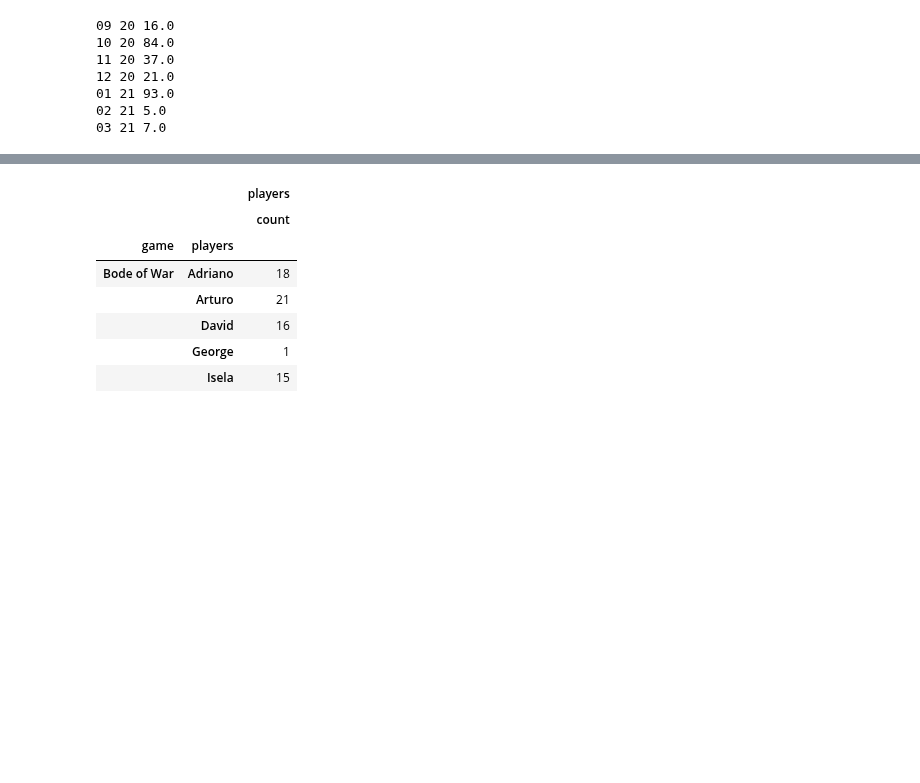
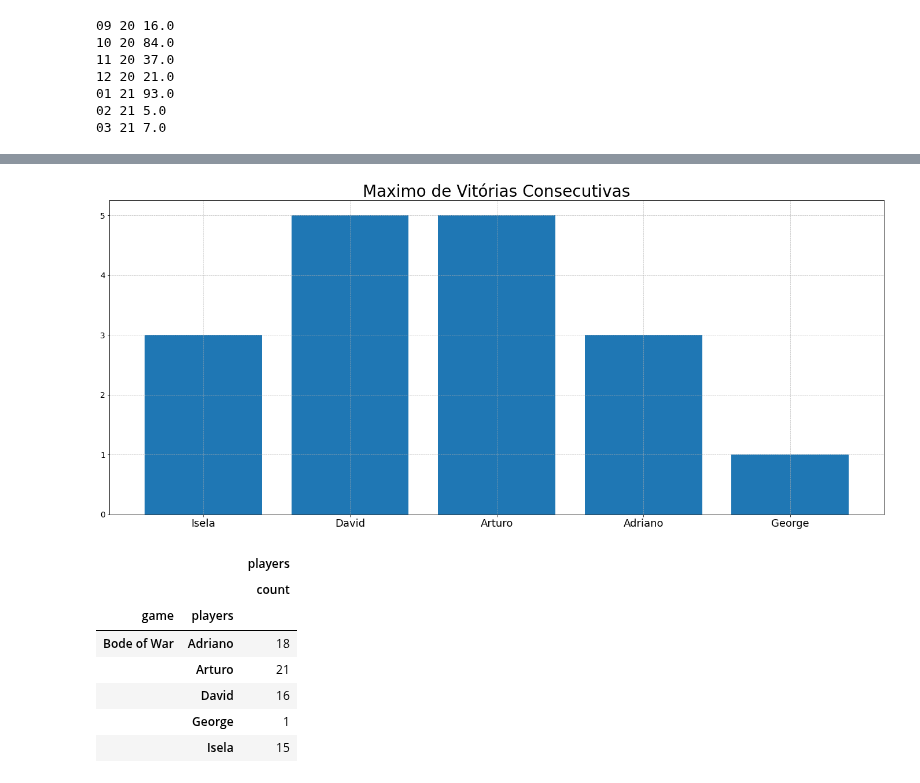
Before and after one commit to mhacarthur/card-game-stats, a Jupyter notebook: statistics.ipynb, the cells around one changed output, grey strips where cells are left out. Saved outputs shown, nothing was run; the diff lists cells and outputs as text; code cells hidden in the pictures; blank space fills up the shorter version.

```diff
--- a/statistics.ipynb
+++ b/statistics.ipynb
@@ -134,0 +135,26 @@ plt.savefig('./fig/partidas_mes.png',facecolor='w',bbox_inches ='tight',pad_inch
+# %%
+lista_fi = df.drop_duplicates(subset=['gid'])
+lista_fi = lista_fi.reset_index(drop=True)
+list_win = lista_fi['winner']
+# %%
+player_vector = df['winner'].unique()
+racha_total = np.zeros([len(df['winner'].unique())])
+for num in range(len(df['winner'].unique())):
+    print(num,player_vector[num])
+    winner = player_vector[num]
+    racha = 0
+    racha_list = []
+    for t in range(len(list_win)-1):
+        if list_win[t] == winner and list_win[t+1] == winner:
+            racha = racha + 1
+            racha_list.append(racha)
+        else:
+            racha = 0
+    if not racha_list:
+        print('vacia')
+        racha_total[num] = 1
+    else:
+        print(num,racha_list)
+        print('Racha maxima: ',max(racha_list))
+        print()
+        racha_total[num] = max(racha_list)
@@ -135,3 +180,13 @@ plt.savefig('./fig/partidas_mes.png',facecolor='w',bbox_inches ='tight',pad_inch
+# %%
+contador = np.arange(0,len(df['winner'].unique()))
+fig, ax = plt.subplots(1, 1, figsize=(24, 10))
+rects1 = ax.bar(contador,racha_total)
+plt.grid(linestyle='--', linewidth=0.6)
+plt.xticks(contador,df['winner'].unique(),fontsize=18)
+plt.title('Maximo de Vitórias Consecutivas',fontsize=28)
+plt.savefig('./fig/rachas_max.png',facecolor='w',bbox_inches ='tight',pad_inches=0.1)
+# %% [output]
+[figure, added]
 # %%
 def render_mpl_table(data, col_width=3.0, row_height=0.625, font_size=14,
                      header_color='#40466e', row_colors=['#f1f1f2', 'w'], edge_color='w',
```
Also changed, not shown: parts of 4 cells of this notebook, 4 other files.
